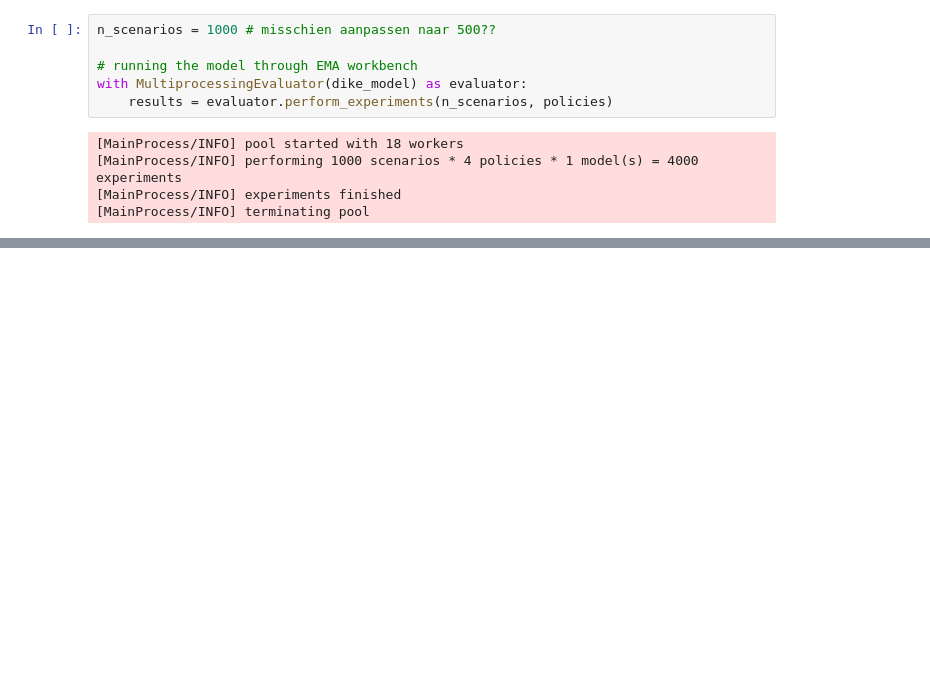
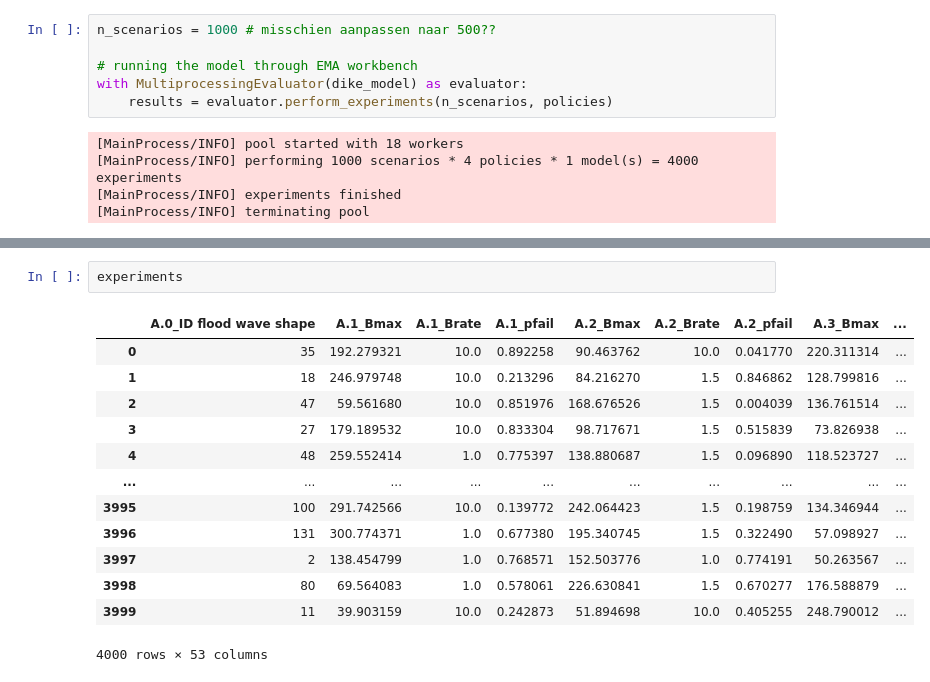
Before and after one commit to Eva-Bro/EPA141A_Group12_2025, a Jupyter notebook: final assignment/Open Exploration.ipynb, the cells around one changed output, grey strips where cells are left out. Saved outputs shown, nothing was run; the diff lists cells and outputs as text; blank space fills up the shorter version.

```diff
--- a/final assignment/Open Exploration.ipynb
+++ b/final assignment/Open Exploration.ipynb
@@ -90,0 +91,16 @@ plt.show()
+# %%
+experiments
+# %% [output]
+|  | A.0_ID flood wave shape | A.1_Bmax | A.1_Brate | A.1_pfail | A.2_Bmax | A.2_Brate | A.2_pfail | A.3_Bmax | ... |
+| 0 | 35 | 192.279321 | 10.0 | 0.892258 | 90.463762 | 10.0 | 0.041770 | 220.311314 | ... |
+| 1 | 18 | 246.979748 | 10.0 | 0.213296 | 84.216270 | 1.5 | 0.846862 | 128.799816 | ... |
+| 2 | 47 | 59.561680 | 10.0 | 0.851976 | 168.676526 | 1.5 | 0.004039 | 136.761514 | ... |
+| 3 | 27 | 179.189532 | 10.0 | 0.833304 | 98.717671 | 1.5 | 0.515839 | 73.826938 | ... |
+| 4 | 48 | 259.552414 | 1.0 | 0.775397 | 138.880687 | 1.5 | 0.096890 | 118.523727 | ... |
+| ... | ... | ... | ... | ... | ... | ... | ... | ... | ... |
+| 3995 | 100 | 291.742566 | 10.0 | 0.139772 | 242.064423 | 1.5 | 0.198759 | 134.346944 | ... |
+| 3996 | 131 | 300.774371 | 1.0 | 0.677380 | 195.340745 | 1.5 | 0.322490 | 57.098927 | ... |
+| 3997 | 2 | 138.454799 | 1.0 | 0.768571 | 152.503776 | 1.0 | 0.774191 | 50.263567 | ... |
+| 3998 | 80 | 69.564083 | 1.0 | 0.578061 | 226.630841 | 1.5 | 0.670277 | 176.588879 | ... |
+| 3999 | 11 | 39.903159 | 10.0 | 0.242873 | 51.894698 | 10.0 | 0.405255 | 248.790012 | ... |
+4000 rows × 53 columns
```
Also changed, not shown: parts of 1 cell of this notebook, 2 other files.
